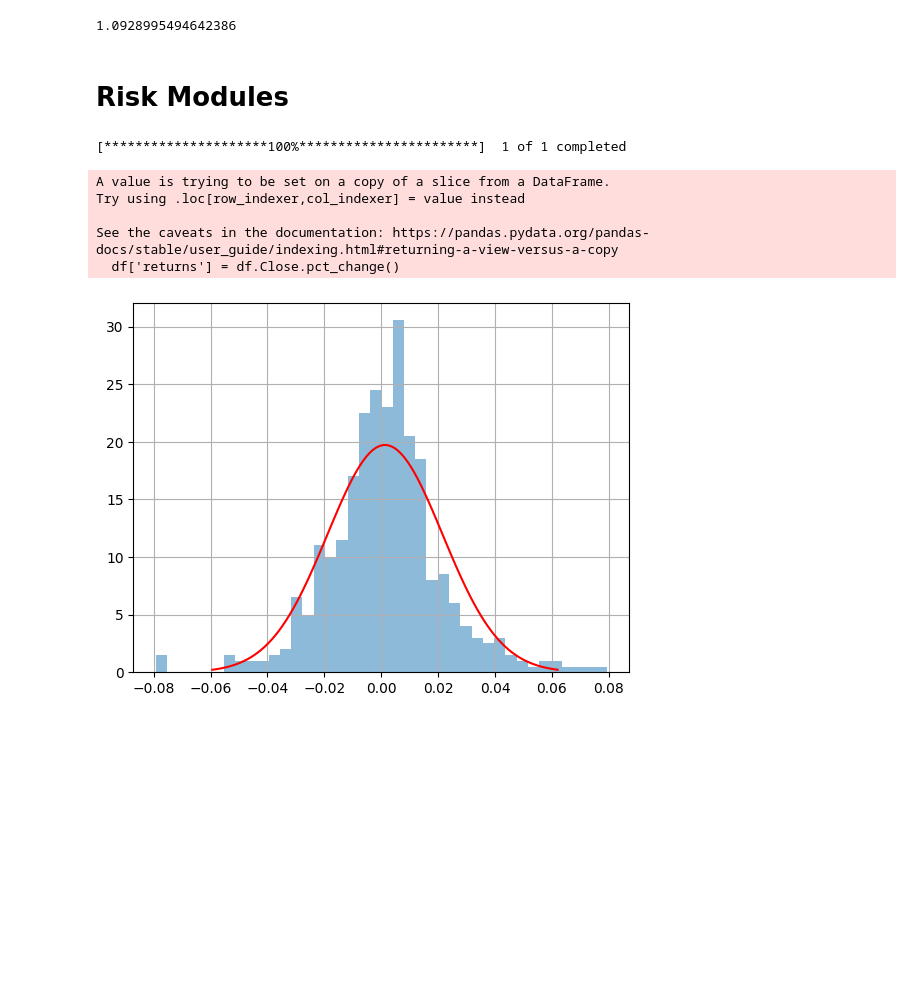
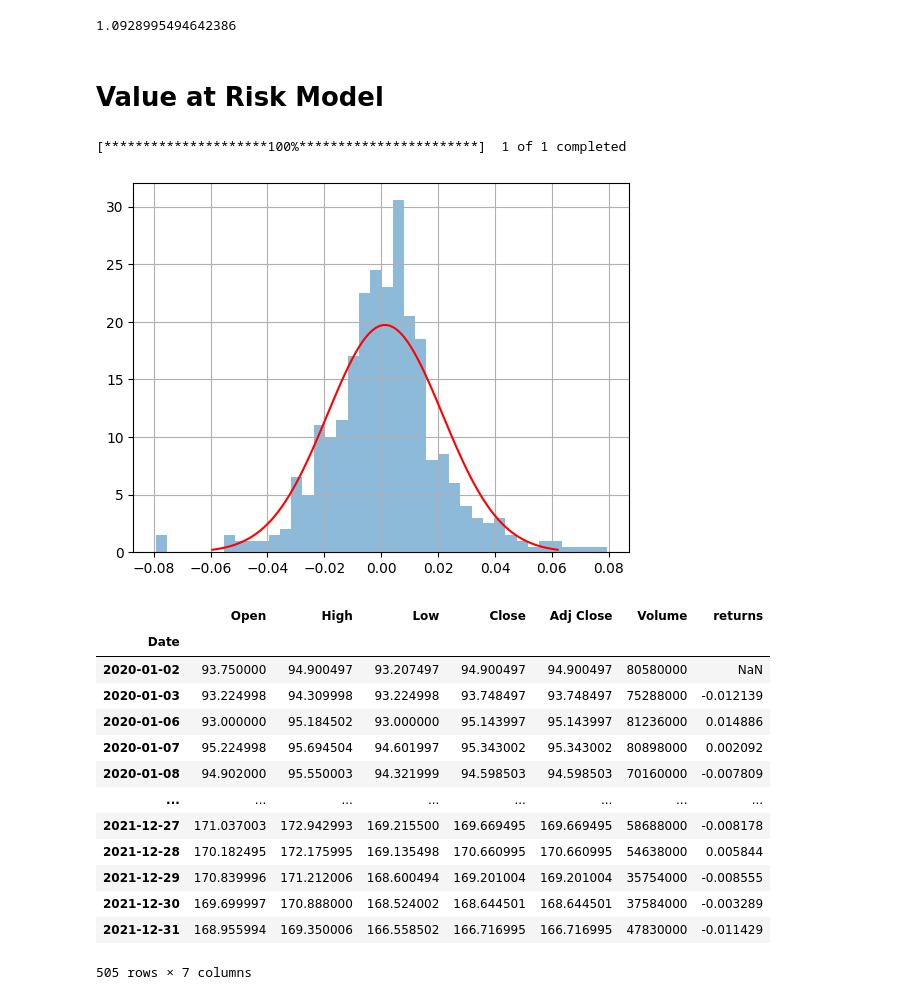
Before and after one commit to noahtech90/financial-analysis, a Jupyter notebook: main.ipynb, the cells around one changed output. Cells and saved outputs as stored; diff of their text form; code cells hidden in the pictures; blank space fills up the shorter version.

```diff
--- a/main.ipynb
+++ b/main.ipynb
@@ -22,7 +22,7 @@ bs_puts(price, strike_price, time, risk_free, volatility)
 # %% [output]
 1.0928995494642386
 # %% [markdown]
-# Risk Modules
+# Value at Risk Model
 # %%
 # We will import the necessary libraries
 
@@ -42,8 +42,8 @@ from scipy.stats import norm
 # We will import the daily data of Amazon from yahoo finance
 # Calculate daily returns
 df = yf.download("AMZN", "2020-01-01", "2022-01-01")
-df = df[['Close']]
-df['returns'] = df.Close.pct_change()
+# df = df[['Close']]
+df['returns'] =  df.Close.pct_change()
 
 
 # Now we will determine the mean and standard deviation of the daily returns
@@ -59,12 +59,24 @@ plt.plot(x,norm.pdf(x, mean, std_dev),"r")
 plt.show()
 # %% [output]
 [*********************100%***********************]  1 of 1 completed
-A value is trying to be set on a copy of a slice from a DataFrame.
-Try using .loc[row_indexer,col_indexer] = value instead
-
-See the caveats in the documentation: https://pandas.pydata.org/pandas-docs/stable/user_guide/indexing.html#returning-a-view-versus-a-copy
-  df['returns'] = df.Close.pct_change()
 [figure]
+# %%
+df
+# %% [output]
+|  | Open | High | Low | Close | Adj Close | Volume | returns |
+| Date |  |  |  |  |  |  |  |
+| 2020-01-02 | 93.750000 | 94.900497 | 93.207497 | 94.900497 | 94.900497 | 80580000 | NaN |
+| 2020-01-03 | 93.224998 | 94.309998 | 93.224998 | 93.748497 | 93.748497 | 75288000 | -0.012139 |
+| 2020-01-06 | 93.000000 | 95.184502 | 93.000000 | 95.143997 | 95.143997 | 81236000 | 0.014886 |
+| 2020-01-07 | 95.224998 | 95.694504 | 94.601997 | 95.343002 | 95.343002 | 80898000 | 0.002092 |
+| 2020-01-08 | 94.902000 | 95.550003 | 94.321999 | 94.598503 | 94.598503 | 70160000 | -0.007809 |
+| ... | ... | ... | ... | ... | ... | ... | ... |
+| 2021-12-27 | 171.037003 | 172.942993 | 169.215500 | 169.669495 | 169.669495 | 58688000 | -0.008178 |
+| 2021-12-28 | 170.182495 | 172.175995 | 169.135498 | 170.660995 | 170.660995 | 54638000 | 0.005844 |
+| 2021-12-29 | 170.839996 | 171.212006 | 168.600494 | 169.201004 | 169.201004 | 35754000 | -0.008555 |
+| 2021-12-30 | 169.699997 | 170.888000 | 168.524002 | 168.644501 | 168.644501 | 37584000 | -0.003289 |
+| 2021-12-31 | 168.955994 | 169.350006 | 166.558502 | 166.716995 | 166.716995 | 47830000 | -0.011429 |
+505 rows × 7 columns
 # %%
 # Var At Various Confidence Intervals using Variance/Covariance Approach
 VaR_90 = norm.ppf(1-0.9, mean, std_dev)
```
Also changed, not shown: parts of 5 cells of this notebook, 1 other file.
